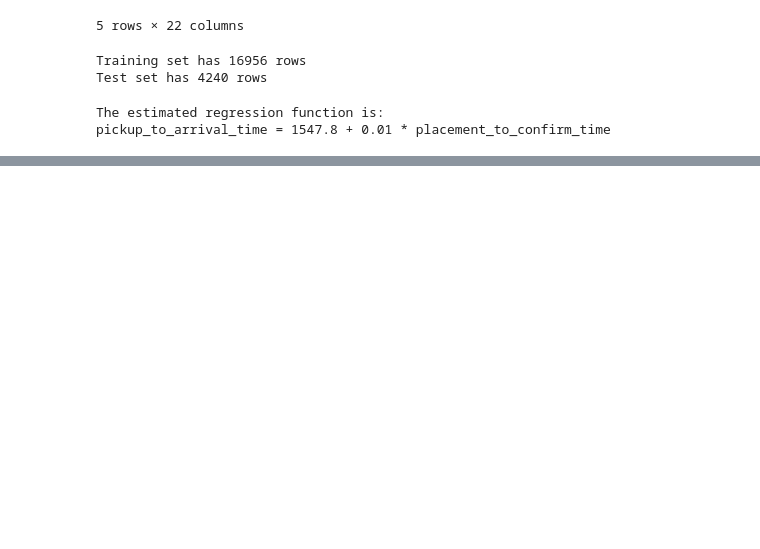
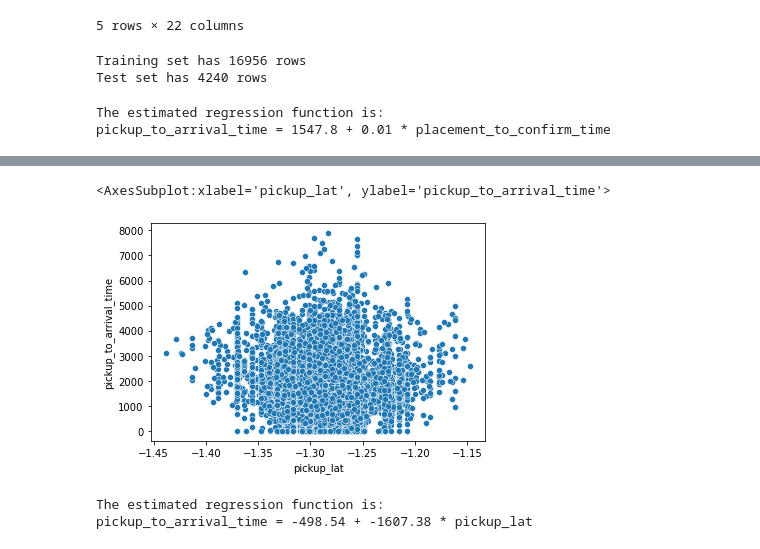
Before and after one commit to jeremylee73/ix-sendy-logistics, a Jupyter notebook: sendy-logistics.ipynb, the cells around one changed output, grey strips where cells are left out. Drawn from its saved outputs; the diff is of its cells as text; code cells hidden in the pictures; blank space fills up the shorter version.

```diff
--- a/sendy-logistics.ipynb
+++ b/sendy-logistics.ipynb
@@ -313,0 +354,14 @@ sns.regplot(x=train[["placement_to_confirm_time"]], y=train["pickup_to_arrival_t
+# %%
+model_pickup_lat = LinearRegression()
+model_pickup_lat.fit(X=train[["pickup_lat"]], y=train["pickup_to_arrival_time"])
+sns.scatterplot(x="pickup_lat", y="pickup_to_arrival_time", data=train)
+# %% [output]
+<AxesSubplot:xlabel='pickup_lat', ylabel='pickup_to_arrival_time'>
+[figure, added]
+# %%
+print('The estimated regression function is:\n\
+pickup_to_arrival_time =', np.round(model_pickup_lat.intercept_,2),
+      '+', np.round(model_pickup_lat.coef_[0],2), '* pickup_lat')
+# %% [output]
+The estimated regression function is:
+pickup_to_arrival_time = -498.54 + -1607.38 * pickup_lat
```
Also changed, not shown: parts of 10 cells of this notebook.
